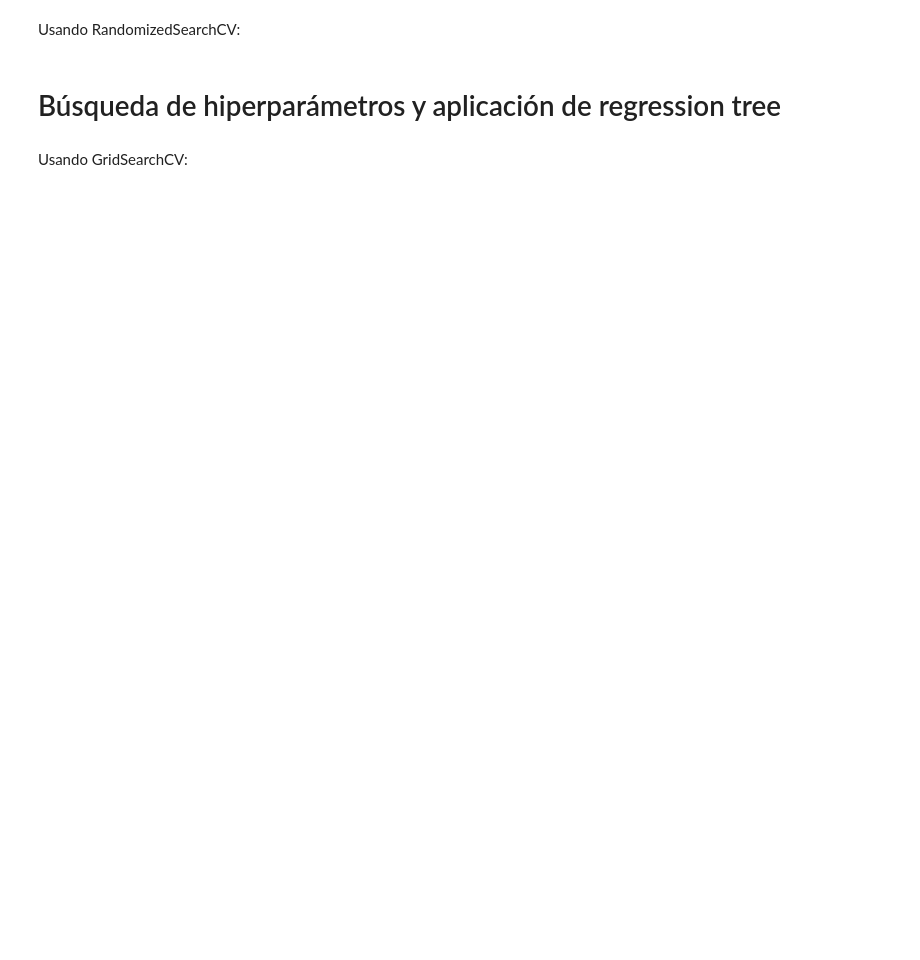
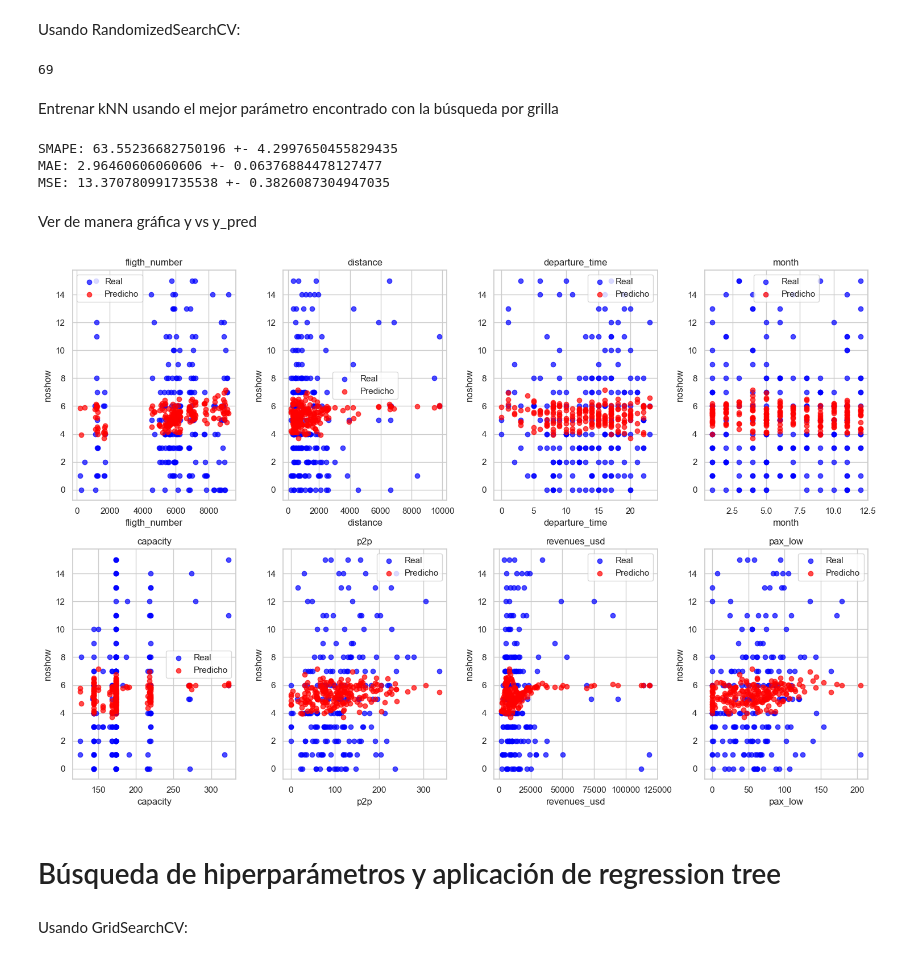
Before and after one commit to anitalittle/tarea2, a Jupyter notebook: tarea2.ipynb, the cells around one changed output. Saved outputs shown, nothing was run; the diff lists cells and outputs as text; code cells hidden in the pictures; blank space fills up the shorter version.

Commit message:
seleccion variables, busqueda hiperparam, entrenamiento

```diff
--- a/tarea2.ipynb
+++ b/tarea2.ipynb
@@ -631,7 +631,7 @@ SMAPE promedio: 80.74492519363329
 # %%
 selected_features = ['fligth_number', 'distance', 'departure_time', 'month', 'capacity', 'p2p', 'revenues_usd', 'pax_low']
 
-sample_size = round(956944/2) #PARA IR PROBANDO, CON TIEMPO HACERLO CON EL DF COMPLETO (NO SAMPLE)
+sample_size = 1000 #round(956944/2) #PARA IR PROBANDO, CON TIEMPO HACERLO CON EL DF COMPLETO (NO SAMPLE)
 df_train_sample = df_train.sample(n=sample_size, random_state=42)
 
 X = df_train_sample[selected_features]
@@ -688,6 +690,79 @@ random_search.fit(X, y)  # X e y son los datos de entrenamiento
 
 best_k_random = random_search.best_params_['n_neighbors']
 print(best_k_random)
+# %% [output]
+69
+# %% [markdown]
+Entrenar kNN usando el mejor parámetro encontrado con la búsqueda por grilla
+# %%
+from sklearn.neighbors import KNeighborsRegressor
+from sklearn.model_selection import cross_val_score
+from sklearn.metrics import make_scorer, mean_absolute_error, mean_squared_error
+import numpy as np
+
+# Crear modelo KNeighborsRegressor con el mejor valor de n_neighbors best_k
+knn_reg = KNeighborsRegressor(n_neighbors=best_k)
+
+# Validación cruzada y calcula las métricas
+smape_scores_knn = cross_val_score(knn_reg, X, y, cv=5, scoring=make_scorer(smape, greater_is_better=False))
+mae_scores_knn = -cross_val_score(knn_reg, X, y, cv=5, scoring='neg_mean_absolute_error')
+mse_scores_knn = -cross_val_score(knn_reg, X, y, cv=5, scoring='neg_mean_squared_error')
+
+mean_smape_knn = smape_scores_knn.mean()
+std_smape_knn  = smape_scores_knn.std()
+mean_mse_knn = mse_scores_knn.mean()
+std_mse_knn = mse_scores_knn.std()
+mean_mae_knn = mae_scores_knn.mean()
+std_mae_knn = mae_scores_knn.std()
+
+print("SMAPE:", -mean_smape_knn,'+-',std_smape_knn)
+print("MAE:", mean_mae_knn,'+-',std_mae_knn)
+print("MSE:", mean_mse_knn,'+-',std_mse_knn)
+# %% [output]
+SMAPE: 63.55236682750196 +- 4.2997650455829435
+MAE: 2.96460606060606 +- 0.06376884478127477
+MSE: 13.370780991735538 +- 0.3826087304947035
+# %% [markdown]
+Ver de manera gráfica y vs y_pred
+# %%
+from sklearn.model_selection import train_test_split
+import matplotlib.pyplot as plt
+
+# Hacer los conjuntos de entrenamiento y prueba
+X_train, X_test, y_train, y_test = train_test_split(X, y, test_size=0.2, random_state=42)
+
+knn_reg = KNeighborsRegressor(n_neighbors=best_k)
+
+knn_reg.fit(X_train, y_train)
+y_pred = knn_reg.predict(X_test)
+
+x_variables = X.columns
+graphs_per_row = 4
+
+num_rows = len(x_variables) // graphs_per_row
+if len(x_variables) % graphs_per_row > 0:
+    num_rows += 1
+
+fig, axes = plt.subplots(num_rows, graphs_per_row, figsize=(15, 5 * num_rows))
+
+if num_rows == 1:
+    axes = [axes]
+
+for i, variable in enumerate(x_variables):
+    row, col = divmod(i, graphs_per_row)
+    ax = axes[row][col]
+
+    ax.scatter(X_test[variable], y_test, color='blue', label='Real', alpha=0.7)
+    ax.scatter(X_test[variable], y_pred, color='red', label='Predicho', alpha=0.7)
+    ax.set_xlabel(variable)
+    ax.set_ylabel("noshow")
+    ax.set_title(f"{variable}")
+    ax.legend()
+
+plt.tight_layout()
+plt.show()
+# %% [output]
+[figure, added]
 # %% [markdown]
 # Búsqueda de hiperparámetros y aplicación de regression tree
 # %% [markdown]
```
Also changed, not shown: parts of 10 cells of this notebook.
